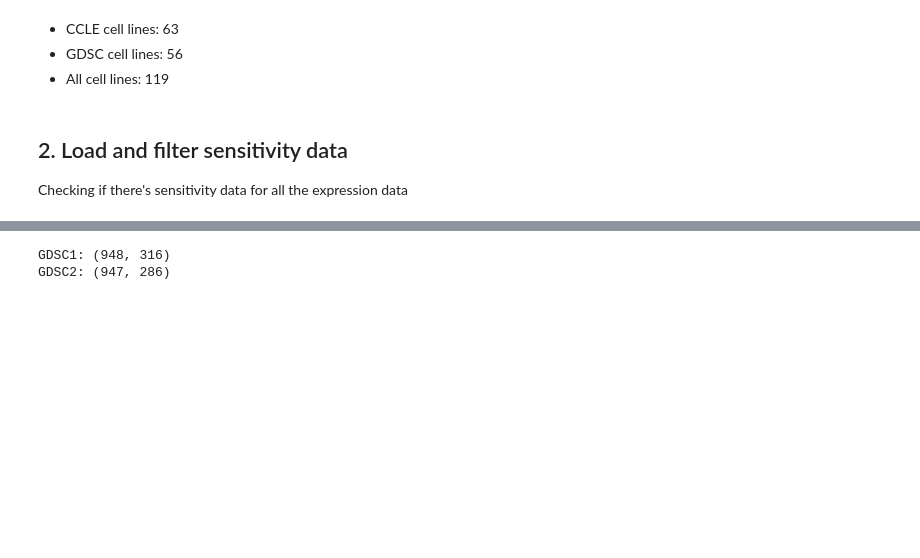
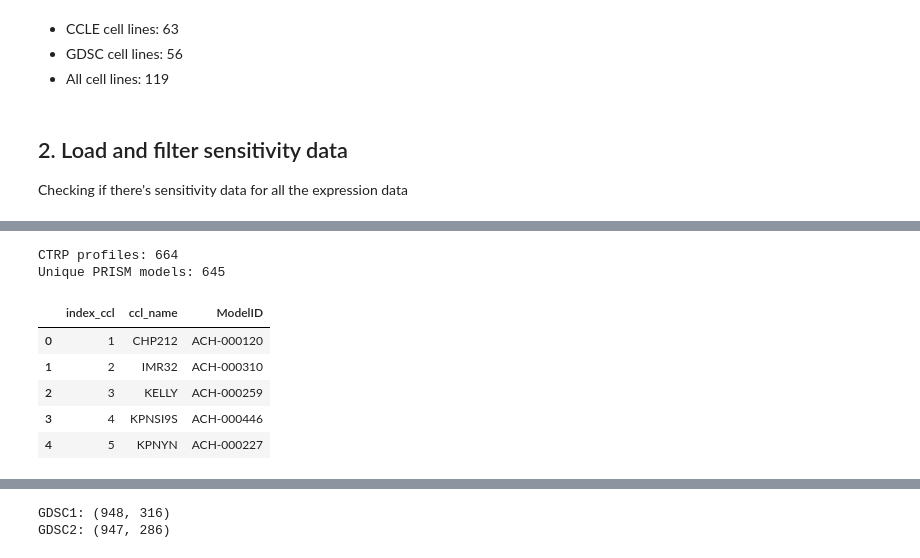
Before and after one commit to zuhany/cell_lines_pv_26, a Jupyter notebook: notebooks/glioma.ipynb, the cells around one changed output, grey strips where cells are left out. Saved outputs shown, nothing was run; the diff lists cells and outputs as text; code cells hidden in the pictures; blank space fills up the shorter version.

```diff
--- a/notebooks/glioma.ipynb
+++ b/notebooks/glioma.ipynb
@@ -340,0 +495,27 @@ Checking if there's sensitivity data for all the expression data
+# %%
+cell_metadata["ModelID"] = (
+    cell_metadata["ccl_name"].map(choose_model_id)
+)
+
+print(
+    "CTRP profiles:",
+    cell_metadata["index_ccl"].nunique(),
+)
+
+print(
+    "Unique PRISM models:",
+    cell_metadata["ModelID"].nunique(),
+)
+
+cell_metadata[
+    ["index_ccl", "ccl_name", "ModelID"]
+].head()
+# %% [output]
+CTRP profiles: 664
+Unique PRISM models: 645
+|  | index_ccl | ccl_name | ModelID |
+| 0 | 1 | CHP212 | ACH-000120 |
+| 1 | 2 | IMR32 | ACH-000310 |
+| 2 | 3 | KELLY | ACH-000259 |
+| 3 | 4 | KPNSI9S | ACH-000446 |
+| 4 | 5 | KPNYN | ACH-000227 |
```
Also changed, not shown: parts of 32 cells of this notebook, 16 other files.
